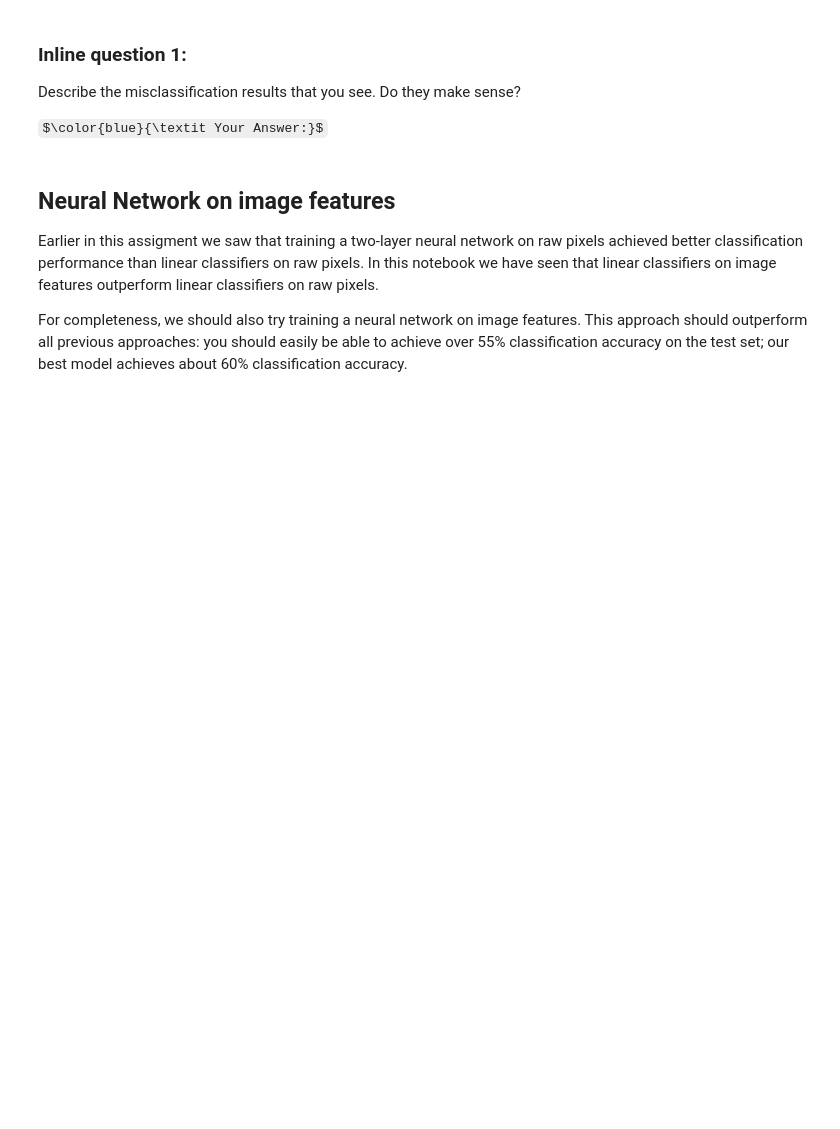
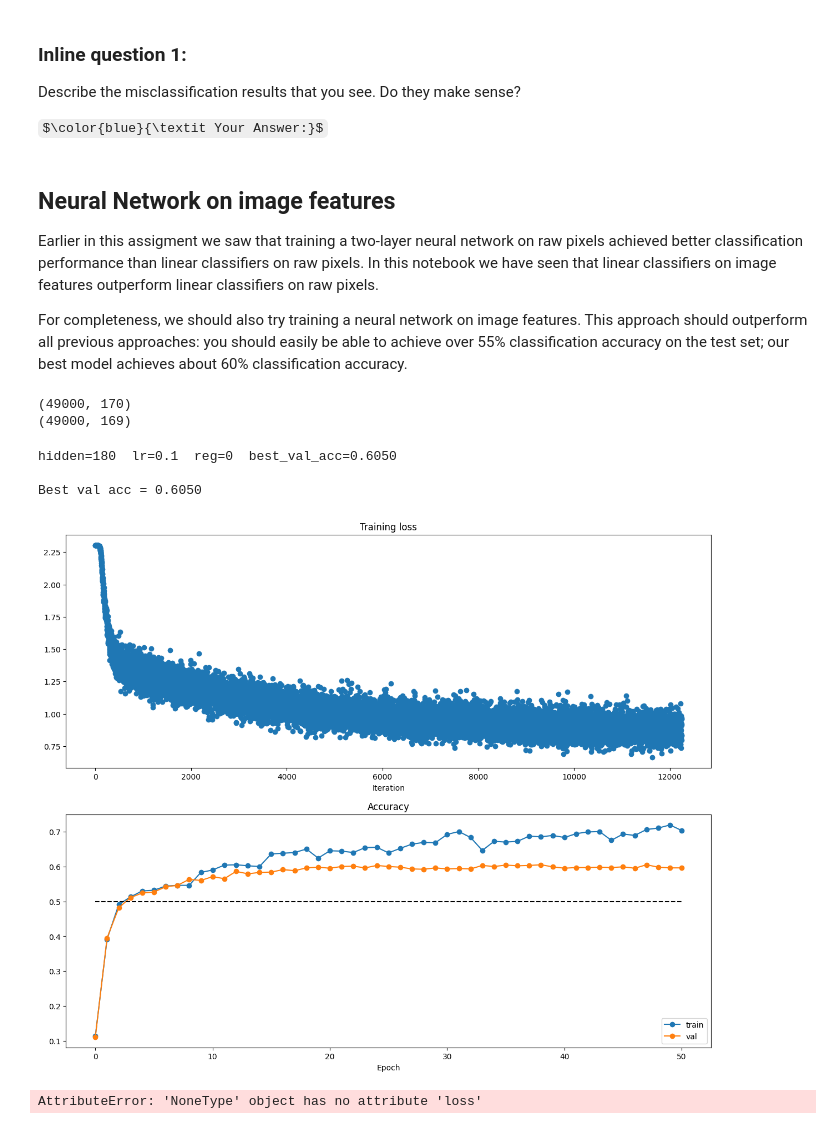
Before and after one commit to Kiameow/cs231n, a Jupyter notebook: assignment1/features.ipynb, the cells around one changed output. Cells and saved outputs as stored; diff of their text form; code cells hidden in the pictures; some formulas as TeX source; blank space fills up the shorter version.

```diff
--- a/assignment1/features.ipynb
+++ b/assignment1/features.ipynb
@@ -131,8 +151,8 @@ Using the Softmax code developed earlier in the assignment, train Softmax classi
 
 from cs231n.classifiers.linear_classifier import Softmax
 
-learning_rates = [1e-7, 1e-6]
-regularization_strengths = [5e5, 5e6]
+learning_rates = [1e-7, 1.5e-7]
+regularization_strengths = [5e5, 5.2e5, 4.8e5]
 
 results = {}
 best_val = -1
@@ -146,6 +166,19 @@ best_softmax = None
 # you should be able to get accuracy of above 0.42 on the validation set.      #
 ################################################################################
 
+for lr in learning_rates:
+    for reg in regularization_strengths:
+        softmax = Softmax()
+        softmax.train(X_train_feats, y_train, learning_rate=lr, reg=reg,
+            num_iters=3000, verbose=True)
+        y_train_pred = softmax.predict(X_train_feats)
+        train_acc = np.mean(y_train == y_train_pred)
+        y_val_pred = softmax.predict(X_val_feats)
+        val_acc = np.mean(y_val == y_val_pred)
+        if val_acc > best_val:
+            best_val = val_acc
+            best_softmax = softmax
+        results[(lr, reg)] = (train_acc, val_acc)
 
 # Print out results.
 for lr, reg in sorted(results):
@@ -201,31 +258,82 @@ X_val_feats = X_val_feats[:, :-1]
 X_test_feats = X_test_feats[:, :-1]
 
 print(X_train_feats.shape)
+# %% [output]
+(49000, 170)
+(49000, 169)
 # %%
 from cs231n.classifiers.fc_net import TwoLayerNet
 from cs231n.solver import Solver
 
 input_dim = X_train_feats.shape[1]
 hidden_dim = 500
 num_classes = 10
 
 data = {
     'X_train': X_train_feats,
     'y_train': y_train,
     'X_val': X_val_feats,
     'y_val': y_val,
     'X_test': X_test_feats,
     'y_test': y_test,
 }
 
 net = TwoLayerNet(input_dim, hidden_dim, num_classes)
 best_net = None
 
 ################################################################################
 # TODO: Train a two-layer neural network on image features. You may want to    #
 # cross-validate various parameters as in previous sections. Store your best   #
 # model in the best_net variable.                                              #
 ################################################################################
+hidden_sizes   = [180]
+learning_rates = [1e-1]   # 1e-4 是已验证可行点，向上探上界
+regs           = [0]
+
+best_val_acc = -1
+
+for hs in hidden_sizes:
+    for lr in learning_rates:
+        for reg in regs:
+            model = TwoLayerNet(input_dim, hs, num_classes, reg=reg)
+            solver = Solver(model, data,
+                            update_rule='sgd',
+                            optim_config={'learning_rate': lr},
+                            lr_decay=0.95,
+                            num_epochs=50, batch_size=200,
+                            print_every=10**9, verbose=False)
+            solver.train()
+
+            val_acc = max(solver.val_acc_history)
+            print(f'hidden={hs}  lr={lr:g}  reg={reg:g}  '
+                  f'best_val_acc={val_acc:.4f}')
+
+            if val_acc > best_val_acc:
+                best_val_acc = val_acc
+                best_net = model
+                best_solver = solver     # 留一份 solver 画图用
+
+print(f'\nBest val acc = {best_val_acc:.4f}')
+
+plt.subplot(2, 1, 1)
+plt.title('Training loss')
+plt.plot(best_solver.loss_history, 'o')
+plt.xlabel('Iteration')
+
+plt.subplot(2, 1, 2)
+plt.title('Accuracy')
+plt.plot(best_solver.train_acc_history, '-o', label='train')
+plt.plot(best_solver.val_acc_history, '-o', label='val')
+plt.plot([0.5] * len(best_solver.val_acc_history), 'k--')
+plt.xlabel('Epoch')
+plt.legend(loc='lower right')
+plt.gcf().set_size_inches(15, 12)
+plt.show()
+# %% [output]
+hidden=180  lr=0.1  reg=0  best_val_acc=0.6050
+
+Best val acc = 0.6050
+[figure, added]
 # %%
 # Run your best neural net classifier on the test set. You should be able
 # to get more than 58% accuracy. It is also possible to get >60% accuracy
@@ -234,6 +342,8 @@ best_net = None
 y_test_pred = np.argmax(best_net.loss(data['X_test']), axis=1)
 test_acc = (y_test_pred == data['y_test']).mean()
 print(test_acc)
+# %% [output]
+AttributeError: 'NoneType' object has no attribute 'loss'
 # %%
 # Save best model
 best_net.save("best_two_layer_net_features.npy")
```
Also changed, not shown: parts of 5 cells of this notebook.
